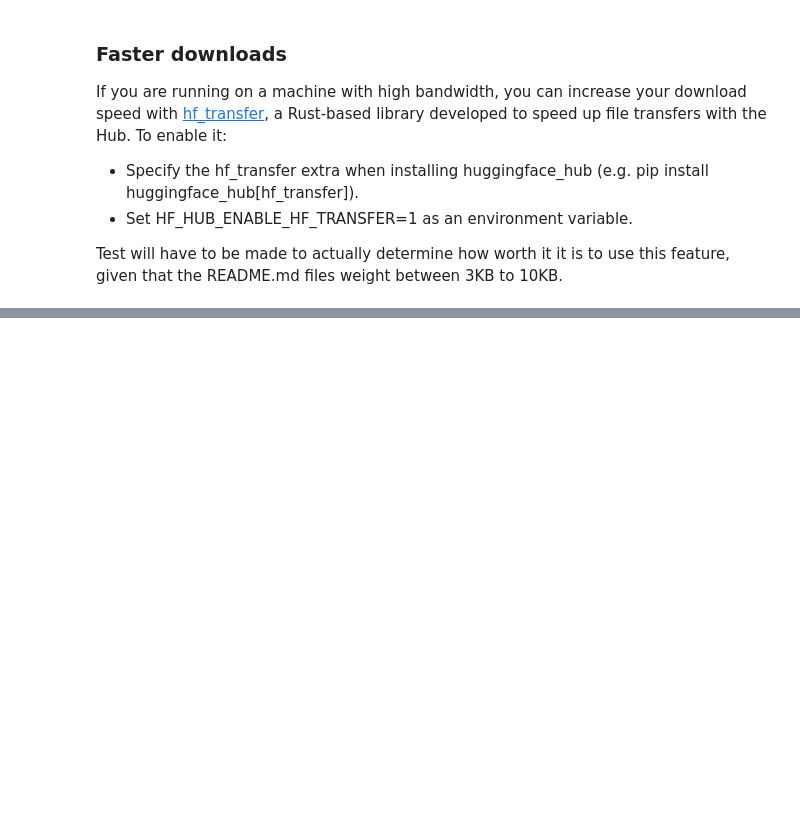
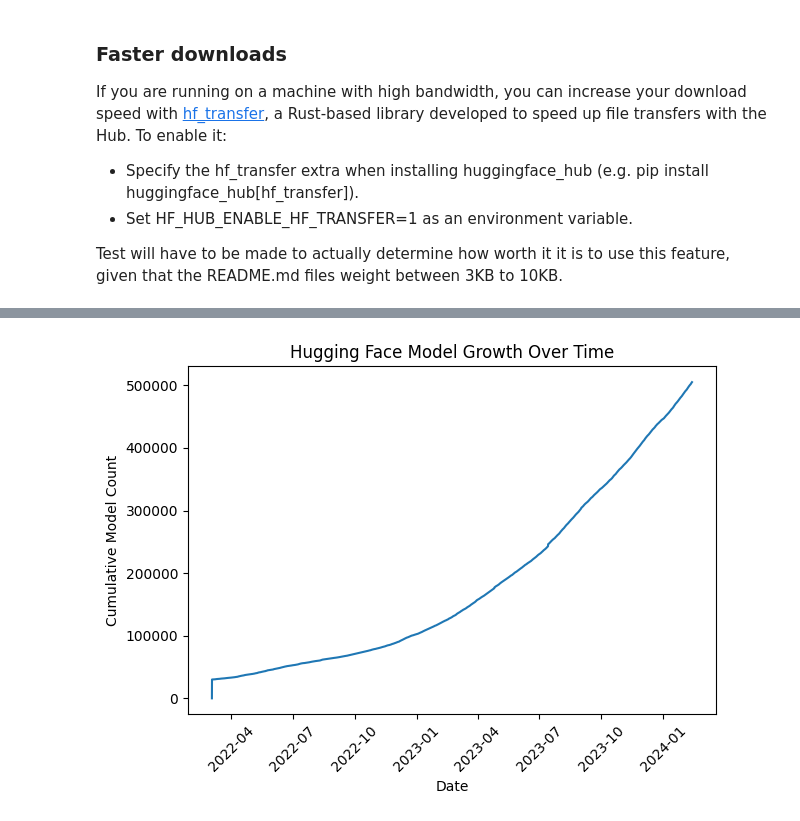
Before and after one commit to zbmed-semtec/mlentory-etl-pipeline, a Jupyter notebook: Playground/HF_metadata_tests.ipynb, the cells around one changed output, grey strips where cells are left out. Drawn from its saved outputs; the diff is of its cells as text; code cells hidden in the pictures; blank space fills up the shorter version.

Commit message:
:monocle_face: Exploring model creation frequencies in HF

```diff
--- a/Playground/HF_metadata_tests.ipynb
+++ b/Playground/HF_metadata_tests.ipynb
@@ -257,0 +240,31 @@ Test will have to be made to actually determine how worth it it is to use this f
+# %%
+api = HfApi()
+model_list = api.list_models()
+i = 1000000
+start = 0
+dates = []
+counts = []
+
+for model in model_list:
+  if start > 0:
+    start -= 1
+    continue
+
+  if i == 0:
+    break
+
+  date = model.created_at
+  dates.append(date)
+
+  i -= 1
+  counts.append(len(dates))
+
+plt.plot(dates, counts)
+plt.xlabel('Date')
+plt.ylabel('Cumulative Model Count')
+plt.title('Hugging Face Model Cumulative Growth Over Time')
+plt.xticks(rotation=45)
+plt.tight_layout()
+plt.show()
+# %% [output]
+[figure, added]
```
Also changed, not shown: parts of 13 cells of this notebook, 3 other files.
